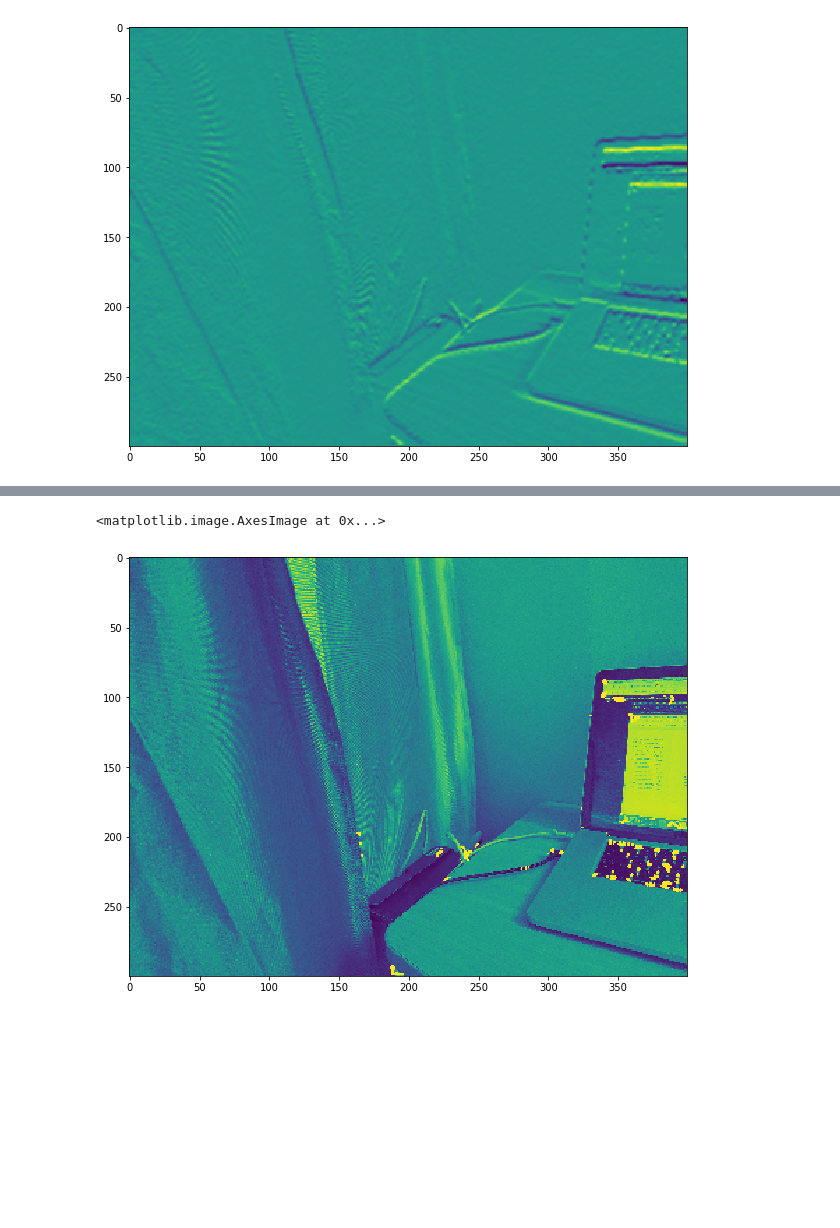
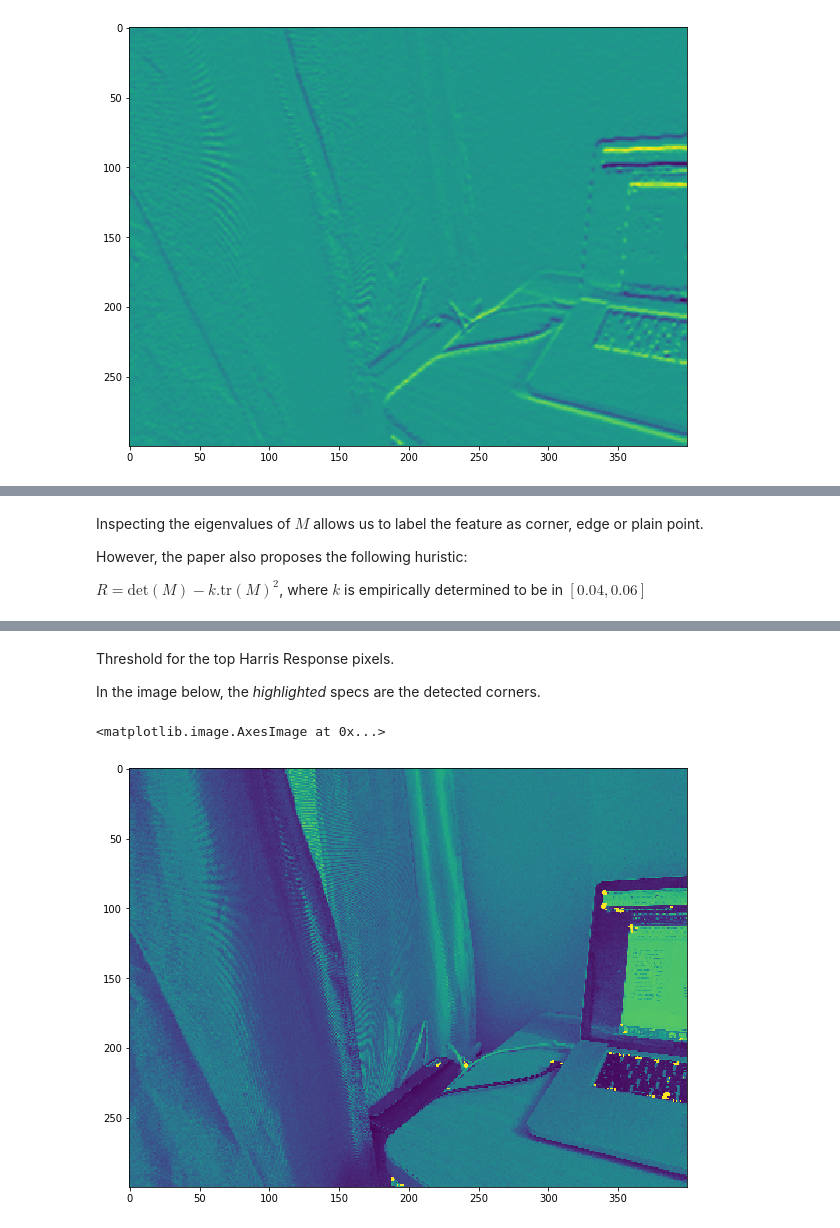
Before and after one commit to priyamtejaswin/c00lHaX, a Jupyter notebook: harris_corner/harris_1988.ipynb, the cells around one changed output, grey strips where cells are left out. Drawn from its saved outputs; the diff is of its cells as text; code cells hidden in the pictures; blank space fills up the shorter version.

Commit message:
Added some writeup.
 Changes to be committed:
	modified:   harris_1988.ipynb

```diff
--- a/harris_corner/harris_1988.ipynb
+++ b/harris_corner/harris_1988.ipynb
@@ -25,16 +40,3 @@ plt.figure(figsize=(10, 10))
 plt.imshow(blur);
 # %% [output]
 [figure]
-# %%
-gray = np.float32(blur)
-dst = cv2.cornerHarris(gray,9,3,0.04)
-
-#result is dilated for marking the corners, not important
-dst = cv2.dilate(dst,None)
-
-# Threshold for an optimal value, it may vary depending on the image.
-img[dst>0.05*dst.max()]=[255]
-# cv2.imshow('dst',img)
-
-plt.figure(figsize=(10, 10))
-plt.imshow(img)
@@ -70,3 +85,9 @@ plt.imshow(iy);
+# %% [markdown]
+Inspecting the eigenvalues of $M$ allows us to label the feature as corner, edge or plain point.
+
+However, the paper also proposes the following huristic:
+
+$R = \text{det}(M) - k.\text{tr}(M)^2$, where $k$ is empirically determined to be in $[0.04, 0.06]$
 # %%
 window = 3
 limit = (window-1)/2
@@ -87,11 +108,16 @@ for i in tqdm_notebook(range(limit, blur.shape[0]-limit)):
         harris_response[i, j] = mr
 # %% [output]
 [interactive output not drawn]
+# %% [markdown]
+Threshold for the top Harris Response pixels.
+
+In the image below, the *highlighted* specs are the detected corners.
 # %%
 corners = np.copy(img)
-corners[harris_response > 0.01 * harris_response.max()] = 255
+corners = corners * 0.8
+corners[harris_response > 0.03 * harris_response.max()] = 255
 plt.figure(figsize=(10, 10))
-plt.imshow(corners)
+plt.imshow(corners);
 # %% [output]
 <matplotlib.image.AxesImage at 0x...>
-[figure, old version]
+[figure, new version]
```
Also changed, not shown: parts of 11 cells of this notebook.
